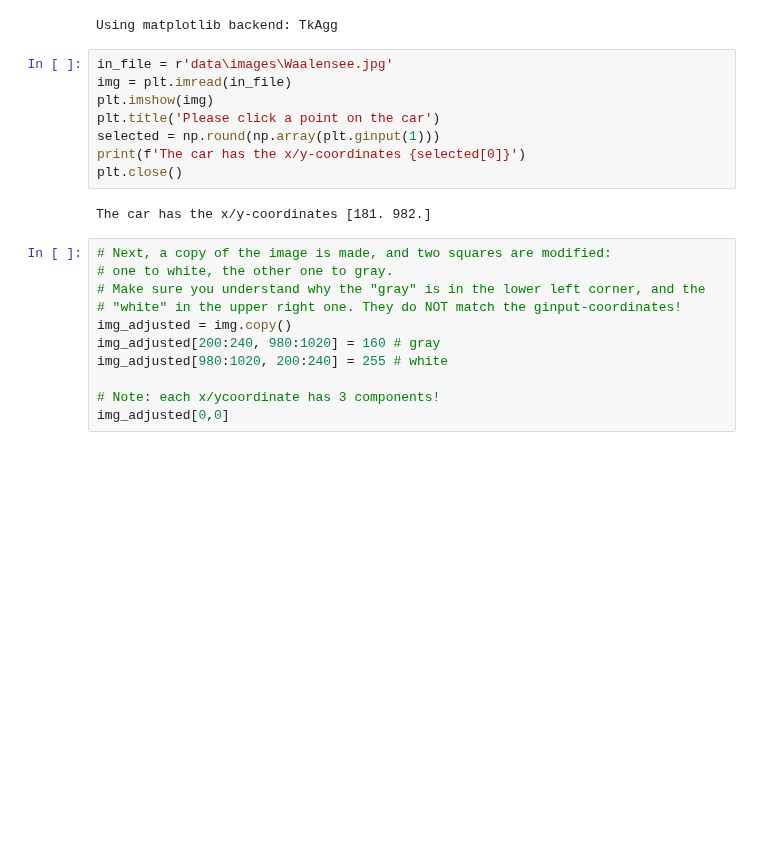
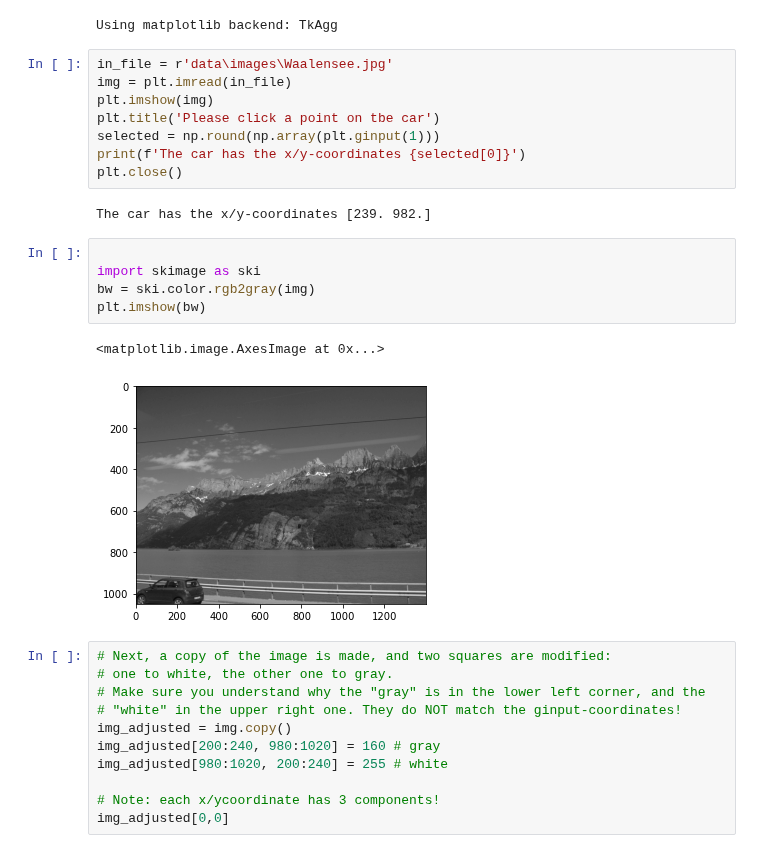
Before and after one commit to thomas-haslwanter/CSS_ipynb, a Jupyter notebook: ImgProc_1_Intro.ipynb, the cells around one changed output. Cells and saved outputs as stored; diff of their text form; blank space fills up the shorter version.

```diff
--- a/ImgProc_1_Intro.ipynb
+++ b/ImgProc_1_Intro.ipynb
@@ -61,12 +65,20 @@ Using matplotlib backend: TkAgg
 in_file = r'data\images\Waalensee.jpg'
 img = plt.imread(in_file)
 plt.imshow(img)
-plt.title('Please click a point on the car')
+plt.title('Please click a point on tbe car')
 selected = np.round(np.array(plt.ginput(1)))
 print(f'The car has the x/y-coordinates {selected[0]}')
 plt.close()
 # %% [output]
-The car has the x/y-coordinates [181. 982.]
+The car has the x/y-coordinates [239. 982.]
+# %%
+
+import skimage as ski
+bw = ski.color.rgb2gray(img)
+plt.imshow(bw)
+# %% [output]
+<matplotlib.image.AxesImage at 0x...>
+[figure, added]
 # %%
 # Next, a copy of the image is made, and two squares are modified:
 # one to white, the other one to gray.
```
Also changed, not shown: parts of 6 cells of this notebook, 9 other files.
